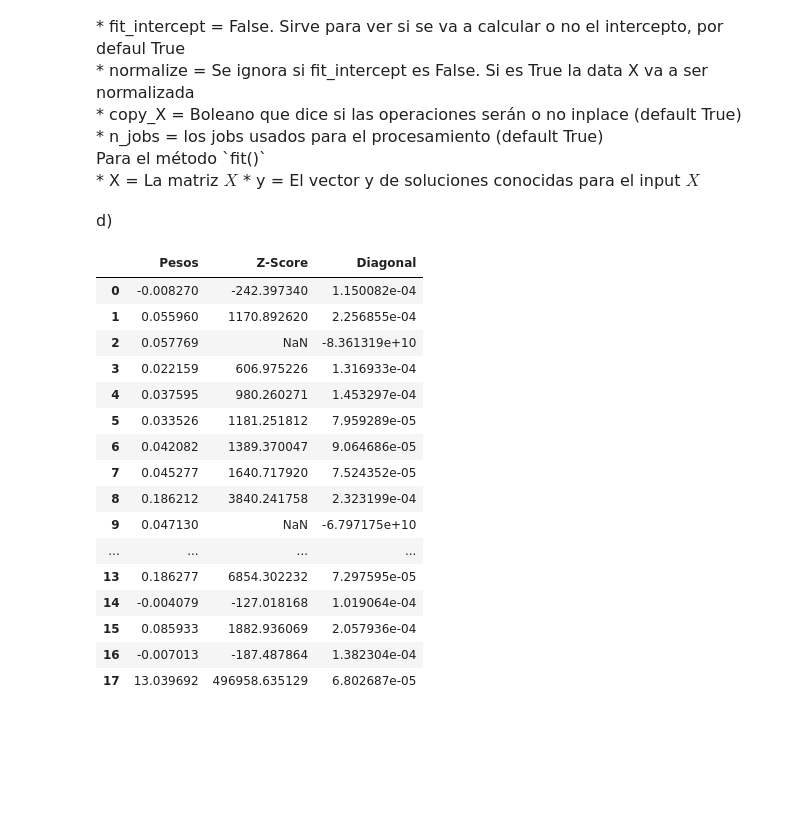
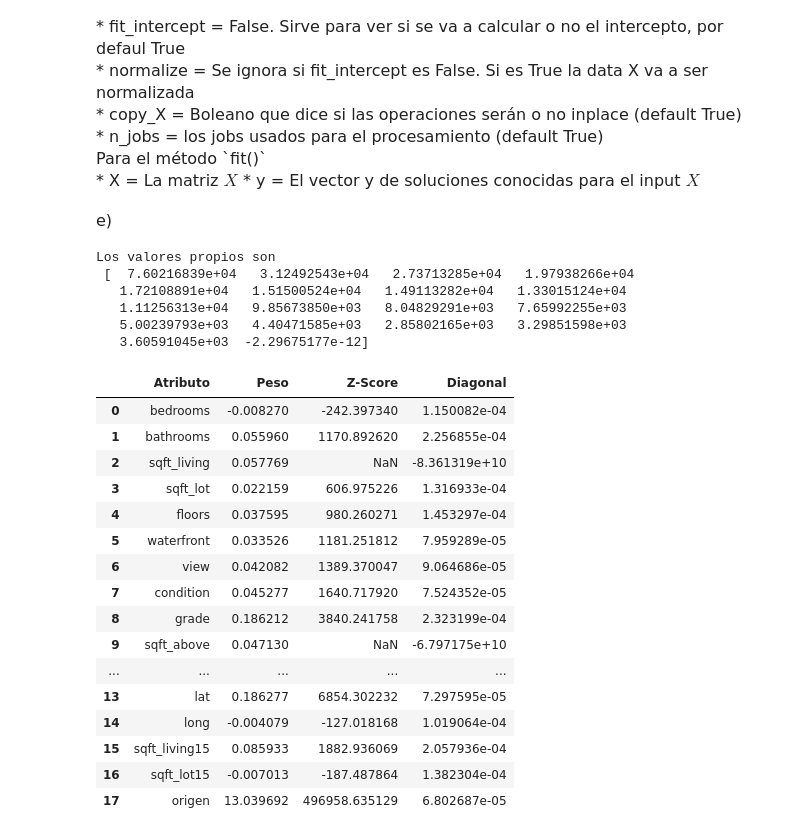
Before and after one commit to fco96/MA-T1, a Jupyter notebook: Tarea 1.ipynb, the cells around one changed output. Cells and saved outputs as stored; diff of their text form; code cells hidden in the pictures; blank space fills up the shorter version.

```diff
--- a/Tarea 1.ipynb
+++ b/Tarea 1.ipynb
@@ -131,52 +131,54 @@ Para el método `fit()`<br>
 </span>
 # %% [markdown]
 <span style="font-size:12pt">
-d)
+e)
 # %%
-from numpy.linalg import inv
-
 pesos = linreg.coef_ #el vector beta
-
-#for i in range(len(pesos)):
-#    if pesos[i]<0:
-#        print("NANI!")
 
 yEstimado = linreg.predict(Xtest)
 yReal = np.array(ytest)
 
 #Procedo a estimar la desviación estandar
 std = np.sqrt(sum(map(lambda x: x**2, (yReal - yEstimado)))) / (len(yReal) - len(pesos))
 
 #Procedo a sacar la diagonal de la pseudo matriz de covarianzas
+MatrizXTX = np.dot(np.asarray(Xtrain).T , np.asarray(Xtrain))
 
-V = inv(np.dot(np.asarray(Xtrain).T , np.asarray(Xtrain))).diagonal()
+V = np.linalg.inv(MatrizXTX).diagonal()
+valoresPropios = np.linalg.eigvals(MatrizXTX)
+print("Los valores propios son\n", valoresPropios)
 
 zScore = list()
 for i in range(len(pesos)):
     zScore.append(pesos[i] / (std * np.sqrt( V[i] )))
 
-#for i in range(len(zScore)):
-#    if zScore[i]<0:
-#        print("NANI!!!!")
+a = list(df)[1:]
+a.append("origen")
 
-respuesta = [("Pesos", pesos) , ("Z-Score", zScore), ("Diagonal", V)]
+respuesta = [("Atributo", a ),("Peso", pesos) , ("Z-Score", zScore), ("Diagonal", V)]
 display(pd.DataFrame.from_items(respuesta))
 # %% [output]
+Los valores propios son
+ [  7.60216839e+04   3.12492543e+04   2.73713285e+04   1.97938266e+04
+   1.72108891e+04   1.51500524e+04   1.49113282e+04   1.33015124e+04
+   1.11256313e+04   9.85673850e+03   8.04829291e+03   7.65992255e+03
+   5.00239793e+03   4.40471585e+03   2.85802165e+03   3.29851598e+03
+   3.60591045e+03  -2.29675177e-12]
-|  | Pesos | Z-Score | Diagonal |
-| 0 | -0.008270 | -242.397340 | 1.150082e-04 |
-| 1 | 0.055960 | 1170.892620 | 2.256855e-04 |
-| 2 | 0.057769 | NaN | -8.361319e+10 |
-| 3 | 0.022159 | 606.975226 | 1.316933e-04 |
-| 4 | 0.037595 | 980.260271 | 1.453297e-04 |
-| 5 | 0.033526 | 1181.251812 | 7.959289e-05 |
-| 6 | 0.042082 | 1389.370047 | 9.064686e-05 |
-| 7 | 0.045277 | 1640.717920 | 7.524352e-05 |
-| 8 | 0.186212 | 3840.241758 | 2.323199e-04 |
-| 9 | 0.047130 | NaN | -6.797175e+10 |
-| ... | ... | ... | ... |
-| 13 | 0.186277 | 6854.302232 | 7.297595e-05 |
-| 14 | -0.004079 | -127.018168 | 1.019064e-04 |
-| 15 | 0.085933 | 1882.936069 | 2.057936e-04 |
-| 16 | -0.007013 | -187.487864 | 1.382304e-04 |
-| 17 | 13.039692 | 496958.635129 | 6.802687e-05 |
+|  | Atributo | Peso | Z-Score | Diagonal |
+| 0 | bedrooms | -0.008270 | -242.397340 | 1.150082e-04 |
+| 1 | bathrooms | 0.055960 | 1170.892620 | 2.256855e-04 |
+| 2 | sqft_living | 0.057769 | NaN | -8.361319e+10 |
+| 3 | sqft_lot | 0.022159 | 606.975226 | 1.316933e-04 |
+| 4 | floors | 0.037595 | 980.260271 | 1.453297e-04 |
+| 5 | waterfront | 0.033526 | 1181.251812 | 7.959289e-05 |
+| 6 | view | 0.042082 | 1389.370047 | 9.064686e-05 |
+| 7 | condition | 0.045277 | 1640.717920 | 7.524352e-05 |
+| 8 | grade | 0.186212 | 3840.241758 | 2.323199e-04 |
+| 9 | sqft_above | 0.047130 | NaN | -6.797175e+10 |
+| ... | ... | ... | ... | ... |
+| 13 | lat | 0.186277 | 6854.302232 | 7.297595e-05 |
+| 14 | long | -0.004079 | -127.018168 | 1.019064e-04 |
+| 15 | sqft_living15 | 0.085933 | 1882.936069 | 2.057936e-04 |
+| 16 | sqft_lot15 | -0.007013 | -187.487864 | 1.382304e-04 |
+| 17 | origen | 13.039692 | 496958.635129 | 6.802687e-05 |
 # %% [markdown]
```
Also changed, not shown: parts of 8 cells of this notebook.
